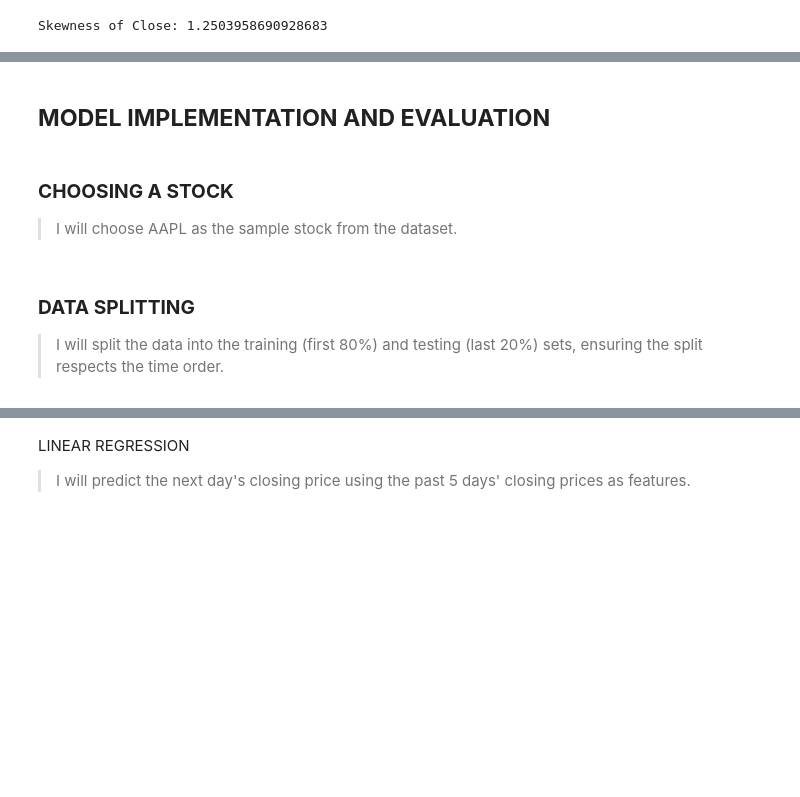
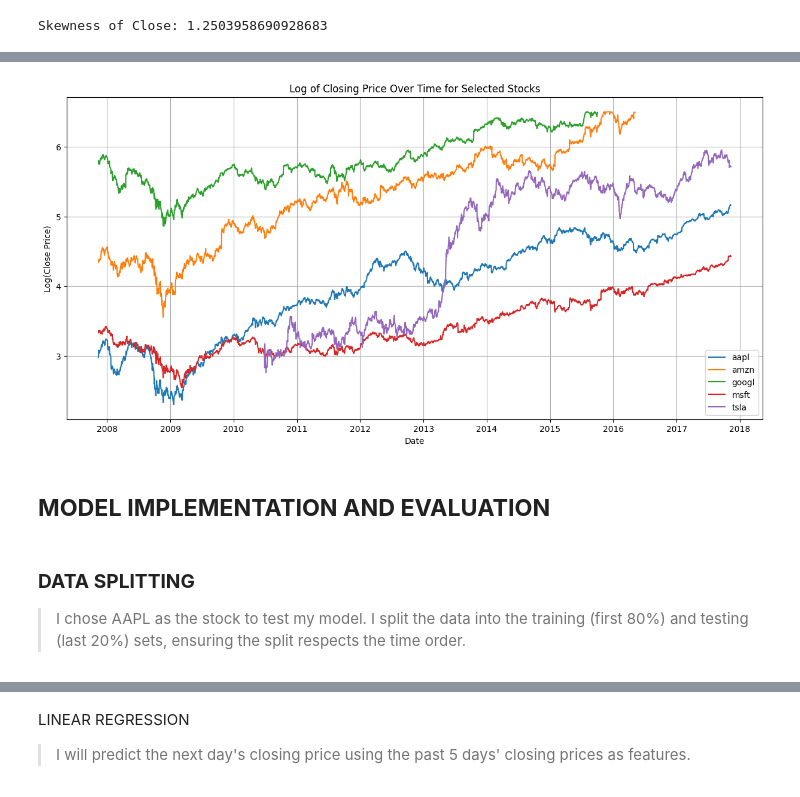
Before and after one commit to DevRajGit100906/CAIC-Projects, a Jupyter notebook: QUANTITATIVE FINANCE AND RESEARCH/WEEK 2/QUANTITATIVE_FINANCE_AND_RESEARCH.ipynb, the cells around one changed output, grey strips where cells are left out. Saved outputs shown, nothing was run; the diff lists cells and outputs as text; code cells hidden in the pictures; blank space fills up the shorter version.

```diff
--- a/QUANTITATIVE FINANCE AND RESEARCH/WEEK 2/QUANTITATIVE_FINANCE_AND_RESEARCH.ipynb
+++ b/QUANTITATIVE FINANCE AND RESEARCH/WEEK 2/QUANTITATIVE_FINANCE_AND_RESEARCH.ipynb
@@ -290,4 +251,0 @@ filtered_df_sorted['MA_diff'] = filtered_df_sorted['MA_5'] - filtered_df_sorted[
-# %%
-cols = [col for col in filtered_df_sorted.columns if col != 'Close'] + ['Close']
-filtered_df_sorted = filtered_df_sorted[cols]
-filtered_df_sorted
@@ -354,0 +324,7 @@ After performing exploratory analysis on the given data, I have found out that:
+# %%
+filtered_df_sorted['Year'] = filtered_df_sorted.index.get_level_values('Date').year
+filtered_df_sorted['Month'] = filtered_df_sorted.index.get_level_values('Date').month
+filtered_df_sorted['Day'] = filtered_df_sorted.index.get_level_values('Date').dayofyear
+filtered_df_sorted['Day_of_Week'] = filtered_df_sorted.index.get_level_values('Date').dayofweek
+filtered_df_sorted['Number_of_Days'] = (filtered_df_sorted.index.get_level_values('Date') - filtered_df_sorted.index.get_level_values('Date').min()).days
+filtered_df_sorted
@@ -354,0 +346,19 @@ After performing exploratory analysis on the given data, I have found out that:
+# %%
+filtered_df_sorted["Price Change"] = filtered_df_sorted["Close"] - filtered_df_sorted["Open"]
+filtered_df_sorted["High-Low Spread"] = filtered_df_sorted["High"] - filtered_df_sorted["Low"]
+filtered_df_sorted["Intraday Volatility %"] = (filtered_df_sorted["High"] - filtered_df_sorted["Low"]) / filtered_df_sorted["Open"] * 100
+filtered_df_sorted["Lag_1_Daily_Return"] = filtered_df_sorted["Daily Return"].shift(1)
+def compute_rsi(series, period=14):
+    delta = series.diff()
+    gain = delta.clip(lower=0)
+    loss = -1 * delta.clip(upper=0)
+    avg_gain = gain.rolling(window=period).mean()
+    avg_loss = loss.rolling(window=period).mean()
+    rs = avg_gain / avg_loss
+    return 100 - (100 / (1 + rs))
+filtered_df_sorted["RSI_14"] = compute_rsi(filtered_df_sorted["Close"], 14)
+exp1 = filtered_df_sorted["Close"].ewm(span=12, adjust=False).mean()
+exp2 = filtered_df_sorted["Close"].ewm(span=26, adjust=False).mean()
+filtered_df_sorted["MACD"] = exp1 - exp2
+filtered_df_sorted["Volume_Change"] = filtered_df_sorted["Volume"].pct_change()
+filtered_df_sorted["Volume_Price_Ratio"] = filtered_df_sorted["Volume"] / filtered_df_sorted["Close"]
@@ -417,6 +463,19 @@ Name: Close, dtype: float64
+# %%
+plt.figure(figsize=(15, 7))
+for ticker in tickers:
+    try:
+        df_ticker = filtered_df_sorted.loc[ticker].sort_index(ascending=True)
+        plt.plot(df_ticker.index.get_level_values('Date'), df_ticker['Close_Log'], label=ticker)
+    except KeyError:
+        print(f"Data for ticker '{ticker}' not found.")
+
+plt.title('Log of Closing Price Over Time for Selected Stocks')
+plt.xlabel('Date')
+plt.ylabel('Log(Close Price)')
+plt.legend()
+plt.grid(True)
+plt.show()
+# %% [output]
+[figure, added]
 # %% [markdown]
 ## **MODEL IMPLEMENTATION AND EVALUATION**
-# %% [markdown]
-### **CHOOSING A STOCK**
-
-> I will choose AAPL as the sample stock from the dataset.
@@ -426,4 +482,4 @@ aapl_df = filtered_df_sorted[features].loc['aapl'].copy()
 # %% [markdown]
 ### **DATA SPLITTING**
 
-> I will split the data into the training (first 80%) and testing (last 20%) sets, ensuring the split respects the time order.
+> I chose AAPL as the stock to test my model. I split the data into the training (first 80%) and testing (last 20%) sets, ensuring the split respects the time order.
```
Also changed, not shown: parts of 42 cells of this notebook, 18 other files.
